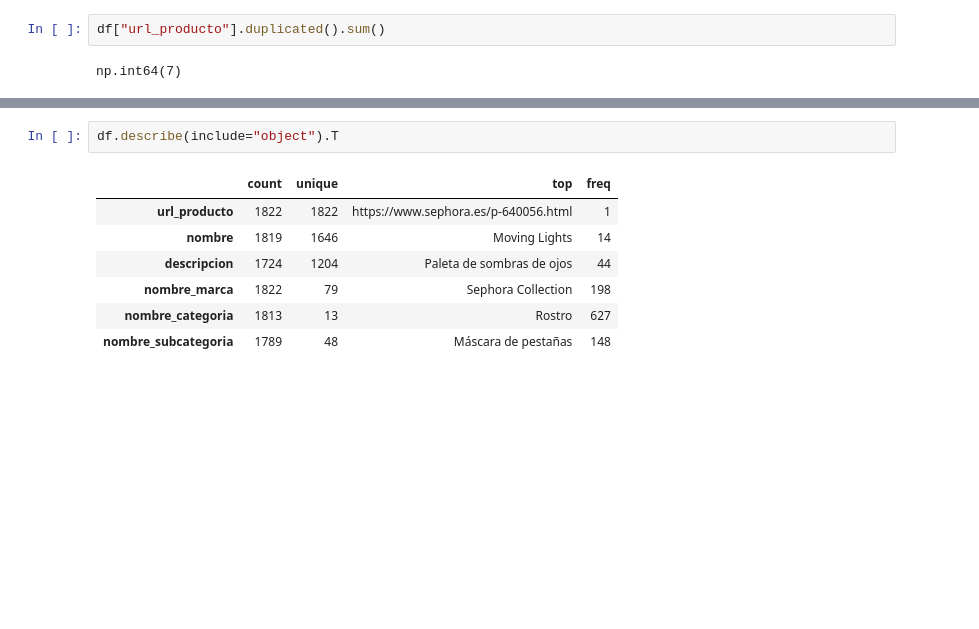
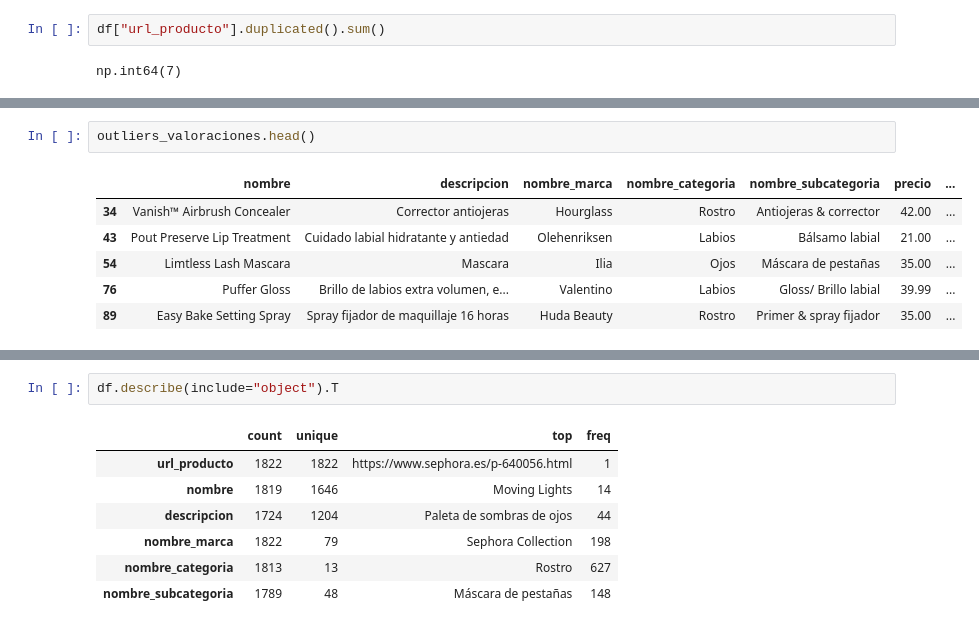
Before and after one commit to raquelscv/proyecto_final_sephora, a Jupyter notebook: eda_general.ipynb, the cells around one changed output, grey strips where cells are left out. Saved outputs shown, nothing was run; the diff lists cells and outputs as text; blank space fills up the shorter version.

```diff
--- a/eda_general.ipynb
+++ b/eda_general.ipynb
@@ -100,0 +176,9 @@ Aqui tengo que hacer un buen analisis de maximos / minimos (outliers). aqui es d
+# %%
+outliers_valoraciones.head()
+# %% [output]
+|  | nombre | descripcion | nombre_marca | nombre_categoria | nombre_subcategoria | precio | ... |
+| 34 | Vanish™ Airbrush Concealer | Corrector antiojeras | Hourglass | Rostro | Antiojeras & corrector | 42.00 | ... |
+| 43 | Pout Preserve Lip Treatment | Cuidado labial hidratante y antiedad | Olehenriksen | Labios | Bálsamo labial | 21.00 | ... |
+| 54 | Limtless Lash Mascara | Mascara | Ilia | Ojos | Máscara de pestañas | 35.00 | ... |
+| 76 | Puffer Gloss | Brillo de labios extra volumen, e... | Valentino | Labios | Gloss/ Brillo labial | 39.99 | ... |
+| 89 | Easy Bake Setting Spray | Spray fijador de maquillaje 16 horas | Huda Beauty | Rostro | Primer & spray fijador | 35.00 | ... |
```
Also changed, not shown: parts of 49 cells of this notebook.
